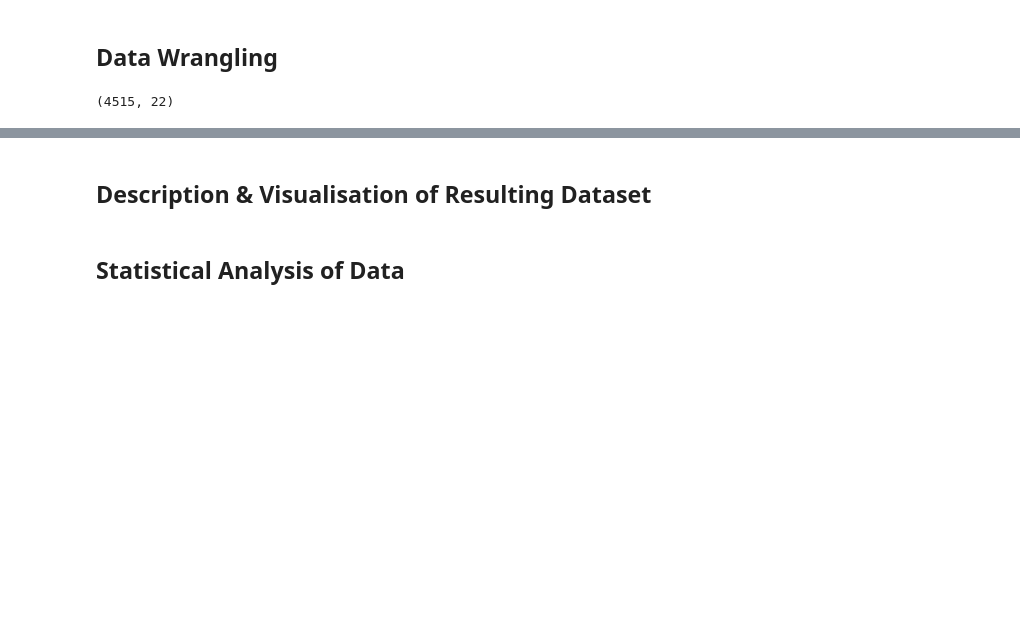
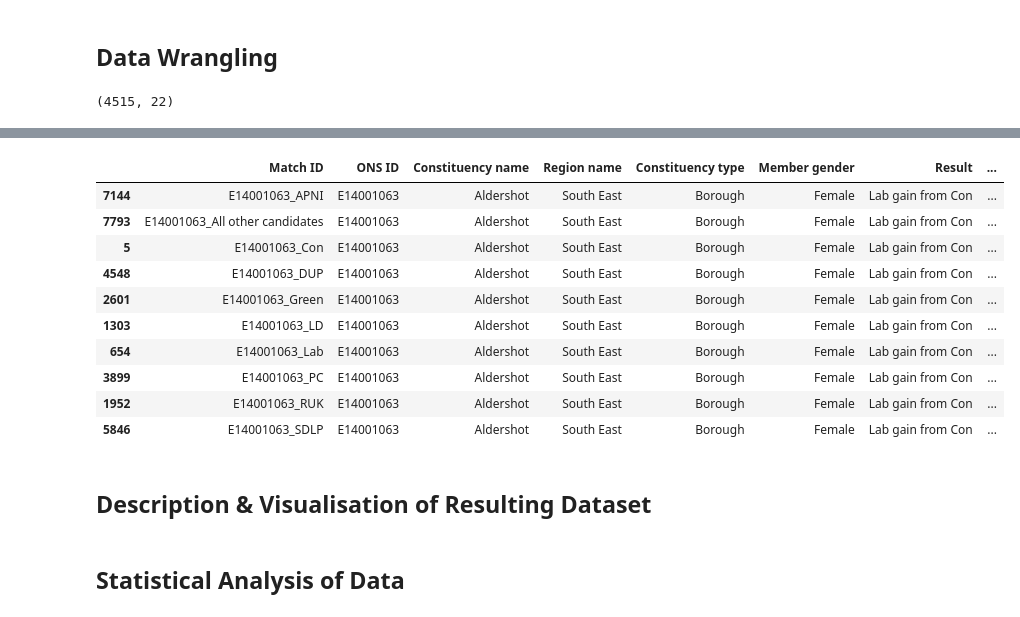
Before and after one commit to lintywilliams/EC-Assessment-1, a Jupyter notebook: Target-seat-rules-of-thumb.ipynb, the cells around one changed output, grey strips where cells are left out. Saved outputs shown, nothing was run; the diff lists cells and outputs as text; code cells hidden in the pictures; blank space fills up the shorter version.

```diff
--- a/Target-seat-rules-of-thumb.ipynb
+++ b/Target-seat-rules-of-thumb.ipynb
@@ -179,0 +339,5 @@ main.shape # check number of rows has reduced by 5.
+# %%
+# Create a unique identifier to enable joining of other datasets, using ONS ID and Party abbreviation
+
+match_id = r_24_long['ONS ID'] + "_" + r_24_long['Party abbreviation']
+r_24_long.insert(loc=0, column='Match ID', value=match_id)
@@ -179,0 +353,2 @@ main.shape # check number of rows has reduced by 5.
+# %%
+r_24_long.sort_values(by='Match ID', inplace=True)
@@ -180 +364,26 @@ main.shape # check number of rows has reduced by 5.
+# %%
+# Calculate the outcome variables for each campaign: won_2024 and pc_2024
+
+# First, create a new column called 'won_24', and set it to contain 1 if the winning party abbreviation matches the party in the row ...
+# ... and 0 if it does not
+
+r_24_long['won_24'] = np.where(r_24_long['First party'] == r_24_long['Party abbreviation'], 1, 0)
+# %%
+# Now repeat that process, calculating the percentage of votes that candidate won (by dividing 'Votes' by 'Valid votes')
+
+r_24_long['pc_24'] = r_24_long['Votes']/r_24_long['Valid votes']
+# %%
+r_24_long.head(10)
+# %% [output]
+|  | Match ID | ONS ID | Constituency name | Region name | Constituency type | Member gender | Result | ... |
+| 7144 | E14001063_APNI | E14001063 | Aldershot | South East | Borough | Female | Lab gain from Con | ... |
+| 7793 | E14001063_All other candidates | E14001063 | Aldershot | South East | Borough | Female | Lab gain from Con | ... |
+| 5 | E14001063_Con | E14001063 | Aldershot | South East | Borough | Female | Lab gain from Con | ... |
+| 4548 | E14001063_DUP | E14001063 | Aldershot | South East | Borough | Female | Lab gain from Con | ... |
+| 2601 | E14001063_Green | E14001063 | Aldershot | South East | Borough | Female | Lab gain from Con | ... |
+| 1303 | E14001063_LD | E14001063 | Aldershot | South East | Borough | Female | Lab gain from Con | ... |
+| 654 | E14001063_Lab | E14001063 | Aldershot | South East | Borough | Female | Lab gain from Con | ... |
+| 3899 | E14001063_PC | E14001063 | Aldershot | South East | Borough | Female | Lab gain from Con | ... |
+| 1952 | E14001063_RUK | E14001063 | Aldershot | South East | Borough | Female | Lab gain from Con | ... |
+| 5846 | E14001063_SDLP | E14001063 | Aldershot | South East | Borough | Female | Lab gain from Con | ... |
 # %%
```
Also changed, not shown: parts of 23 cells of this notebook.
